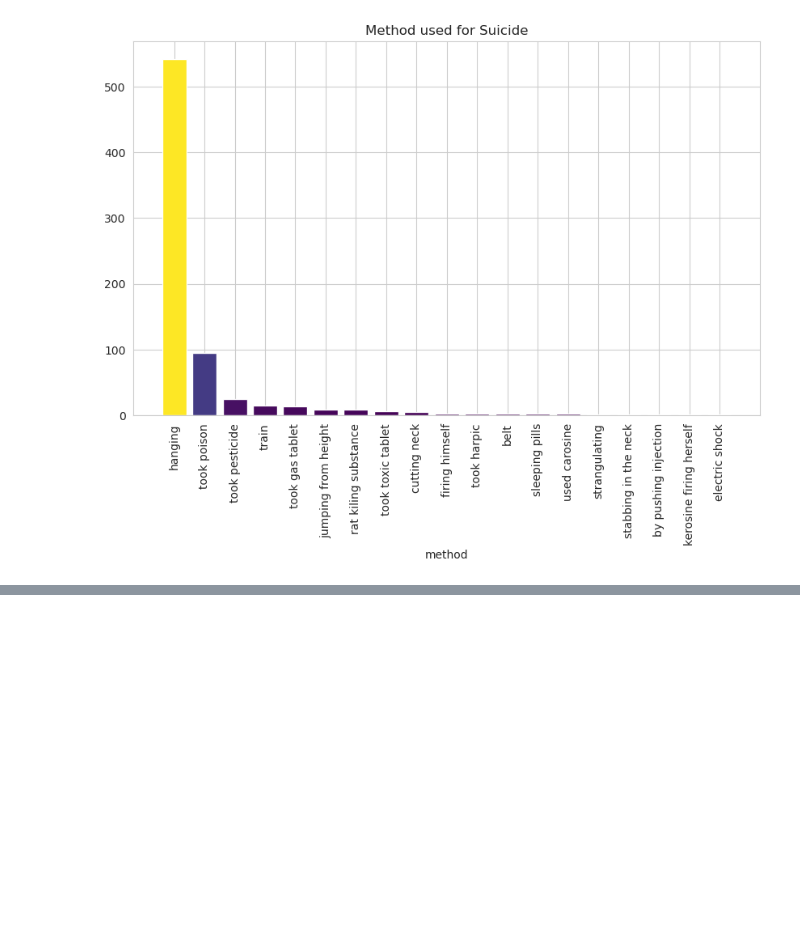
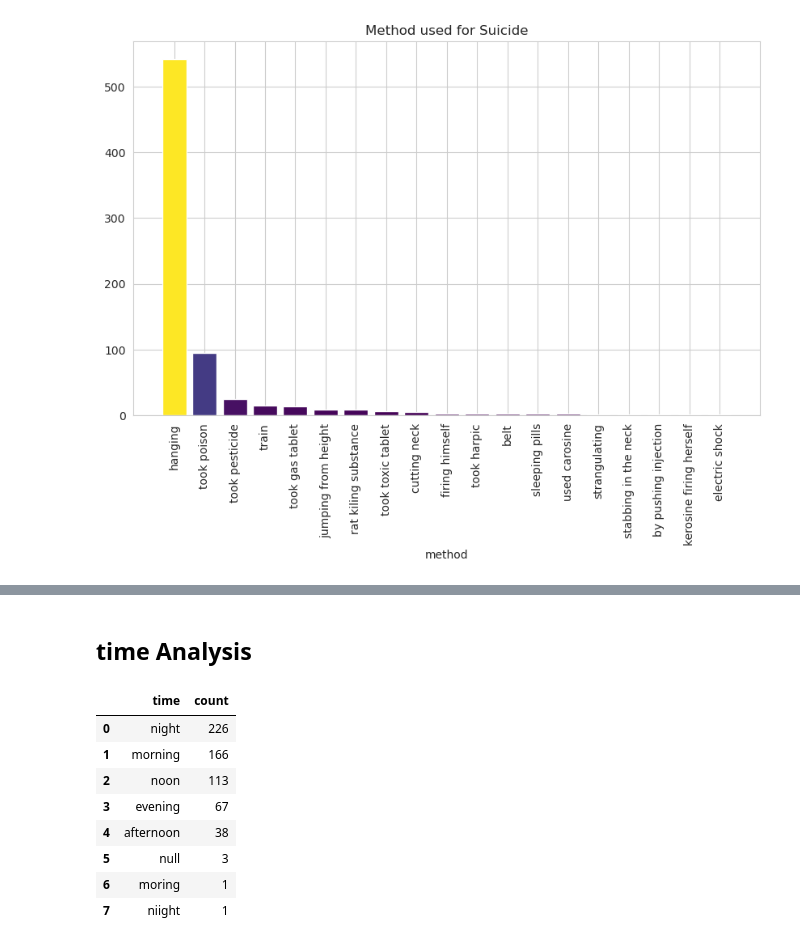
Before and after one commit to rahad404/Bangladesh-Suicide-Analysis, a Jupyter notebook: bd_suicide.ipynb, the cells around one changed output, grey strips where cells are left out. Drawn from its saved outputs; the diff is of its cells as text; code cells hidden in the pictures; blank space fills up the shorter version.

```diff
--- a/bd_suicide.ipynb
+++ b/bd_suicide.ipynb
@@ -464,0 +503,16 @@ plt.show()
+# %% [markdown]
+## time Analysis
+# %%
+Time = df2['time'].value_counts().reset_index()
+Time = pd.DataFrame(Time)
+Time
+# %% [output]
+|  | time | count |
+| 0 | night | 226 |
+| 1 | morning | 166 |
+| 2 | noon | 113 |
+| 3 | evening | 67 |
+| 4 | afternoon | 38 |
+| 5 | null | 3 |
+| 6 | moring | 1 |
+| 7 | niight | 1 |
```
Also changed, not shown: parts of 8 cells of this notebook, 1 other file.
